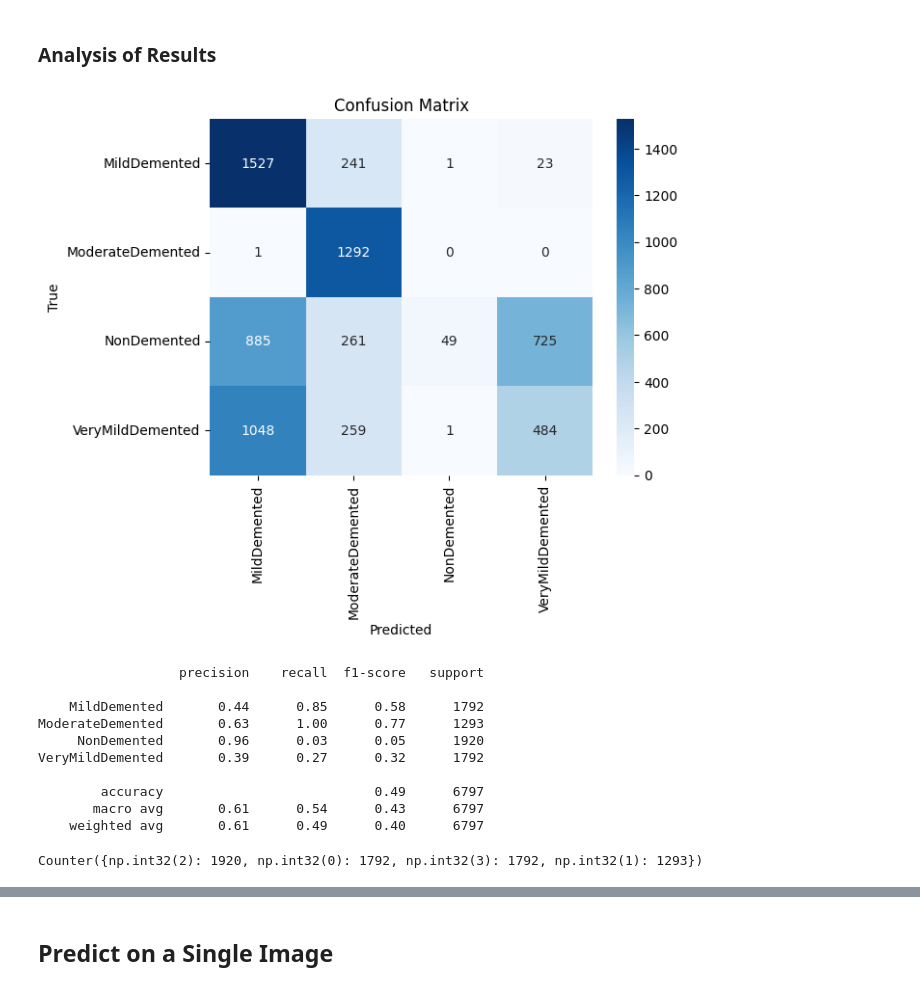
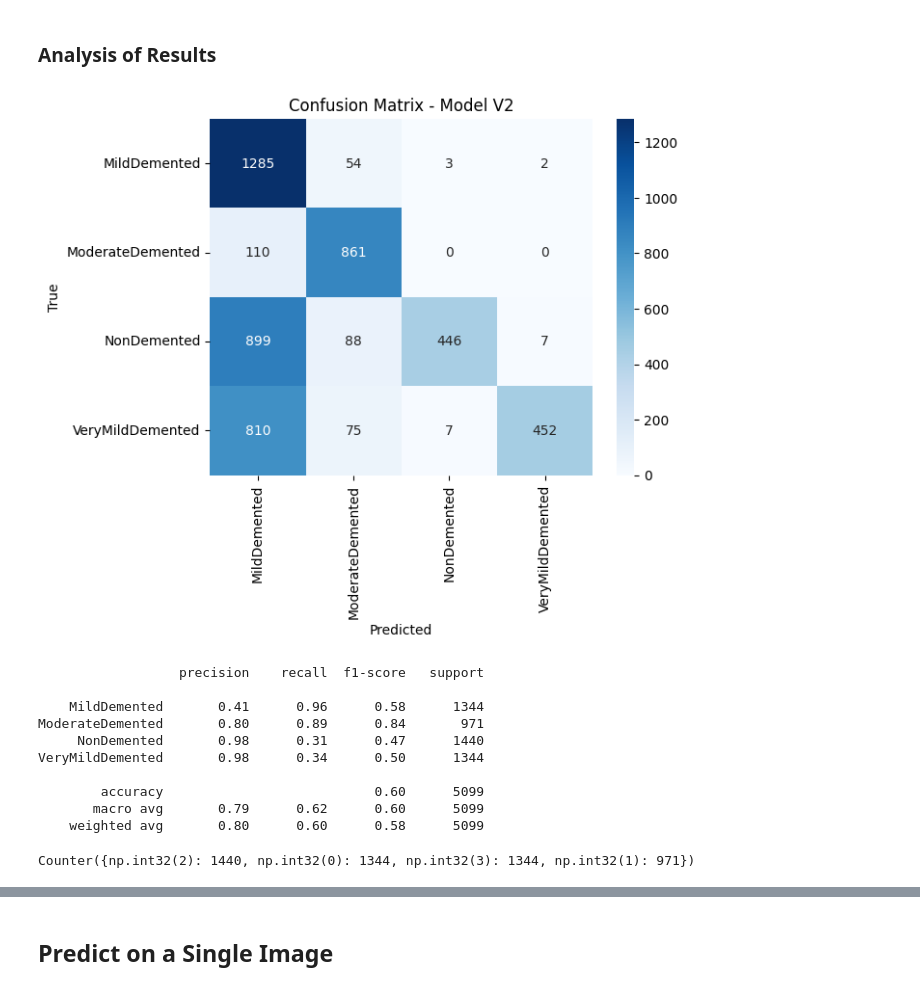
Before and after one commit to AIBC2024/Group2_Project3_AI_Chatbot, a Jupyter notebook: MRI_dementia_classification_load_model.ipynb, the cells around one changed output, grey strips where cells are left out. Drawn from its saved outputs; the diff is of its cells as text; code cells hidden in the pictures.

Commit message:
Update new CNN file and load model to - V2 finalized model

```diff
--- a/MRI_dementia_classification_load_model.ipynb
+++ b/MRI_dementia_classification_load_model.ipynb
@@ -56,14 +62,14 @@ Here we're leveraging a function called ImageDataGenerator() from the Tensor lib
 # val_dir = path + '/Val/Val'
 # test_dir = path + '/Test/Test'
 
-# # Set local data paths for augmented kaggle dataset (uraninjo)
-# train_dir = 'data_split_trainTestVal/train'
-# val_dir = 'data_split_trainTestVal/val'
-# test_dir = 'data_split_trainTestVal/test'
+# Set local data paths for augmented kaggle dataset (uraninjo)
+train_dir = 'data_split_trainTestVal/train'
+val_dir = 'data_split_trainTestVal/val'
+test_dir = 'data_split_trainTestVal/test'
 
-# Use these paths for Train and Test Split only (No Validation)
-train_dir = 'data_split_trainTest/train'
-test_dir = 'data_split_trainTest/test'
+# # Use these paths for Train and Test Split only (No Validation)
+# train_dir = 'data_split_trainTest/train'
+# test_dir = 'data_split_trainTest/test'
 
 # Store ImageDataGenerator parameters in a dictionary
 imageDataGenerator_params = {
@@ -79,14 +85,15 @@ imageDataGenerator_params = {
 # %%
 # Image Generators Variables
 
-# Resize all input images to 240x240
-image_size = (240, 240)
+# Resize all input images to 224x224 or 240x240
+image_size = (224, 224)
 
 #Number of images the model processes before updating weights
 batch_size = 32
 
 # Set the color space
 color_mode = 'rgb'
+# color_mode = 'grayscale'
 
 # Class mode
 class_mode = 'categorical'
@@ -212,7 +221,10 @@ Test Class indices: {'MildDemented': 0, 'ModerateDemented': 1, 'NonDemented': 2,
 ## Load the Model and History files
 # %%
 # Load the model
-model = load_model('saved_models/dementia_cnn_sequential_model_V10.keras')
+model = load_model('saved_models/dementia_cnn_sequential_4_model_V2.keras')
+
+# Version of model
+version = 'V2'
 # %%
 # Load the pickle file into history
 import pickle
@@ -248,37 +260,37 @@ Wall time: 2min 35s
 # %%
 # Confusion Matrix
 cm = confusion_matrix(y_true, y_pred_classes)
 sns.heatmap(cm, annot=True, fmt='d', cmap='Blues',
             xticklabels=test_generator.class_indices,
             yticklabels=test_generator.class_indices)
 plt.xlabel('Predicted')
 plt.ylabel('True')
-plt.title('Confusion Matrix')
+plt.title('Confusion Matrix - Model ' + version)
 plt.show()
 
 # Get class labels in correct order
 labels_sorted = sorted(test_generator.class_indices, key=test_generator.class_indices.get)
 
 # Show classification report
 print(classification_report(y_true, y_pred_classes, target_names=labels_sorted))
 # %% [output]
-[figure, old version]
+[figure, new version]
                   precision    recall  f1-score   support
 
-    MildDemented       0.44      0.85      0.58      1792
-ModerateDemented       0.63      1.00      0.77      1293
-     NonDemented       0.96      0.03      0.05      1920
-VeryMildDemented       0.39      0.27      0.32      1792
+    MildDemented       0.41      0.96      0.58      1344
+ModerateDemented       0.80      0.89      0.84       971
+     NonDemented       0.98      0.31      0.47      1440
+VeryMildDemented       0.98      0.34      0.50      1344
 
-        accuracy                           0.49      6797
-       macro avg       0.61      0.54      0.43      6797
-    weighted avg       0.61      0.49      0.40      6797
+        accuracy                           0.60      5099
+       macro avg       0.79      0.62      0.60      5099
+    weighted avg       0.80      0.60      0.58      5099
 # %%
 # Print the number of images in each class - non and very mild are weighing the dataset down.
 import collections
 print(collections.Counter(test_generator.classes))
 # %% [output]
-Counter({np.int32(2): 1920, np.int32(0): 1792, np.int32(3): 1792, np.int32(1): 1293})
+Counter({np.int32(2): 1440, np.int32(0): 1344, np.int32(3): 1344, np.int32(1): 971})
 # %%
 # summarize history for accuracy
 plt.plot(history.history['accuracy'])
```
Also changed, not shown: parts of 12 cells of this notebook, 1 other file.
